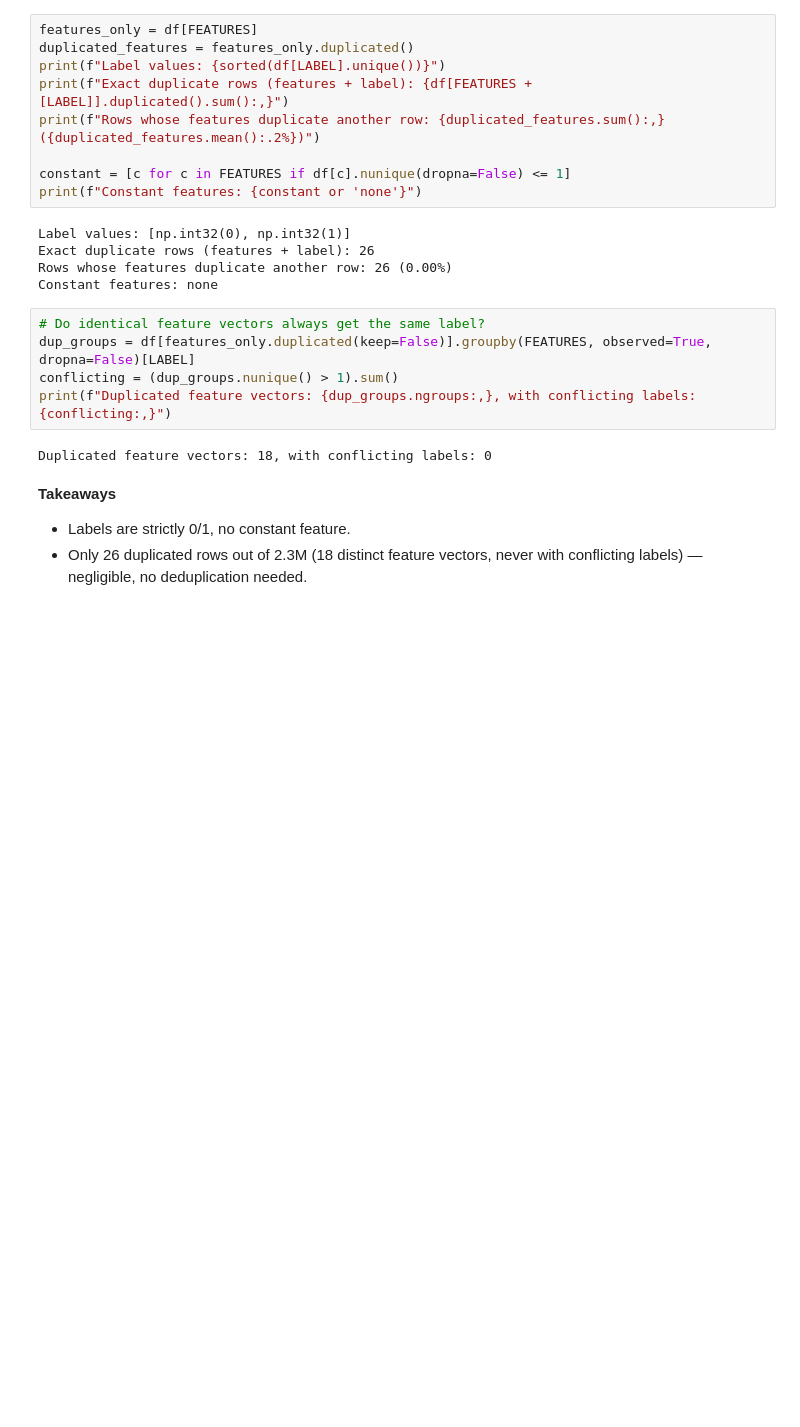
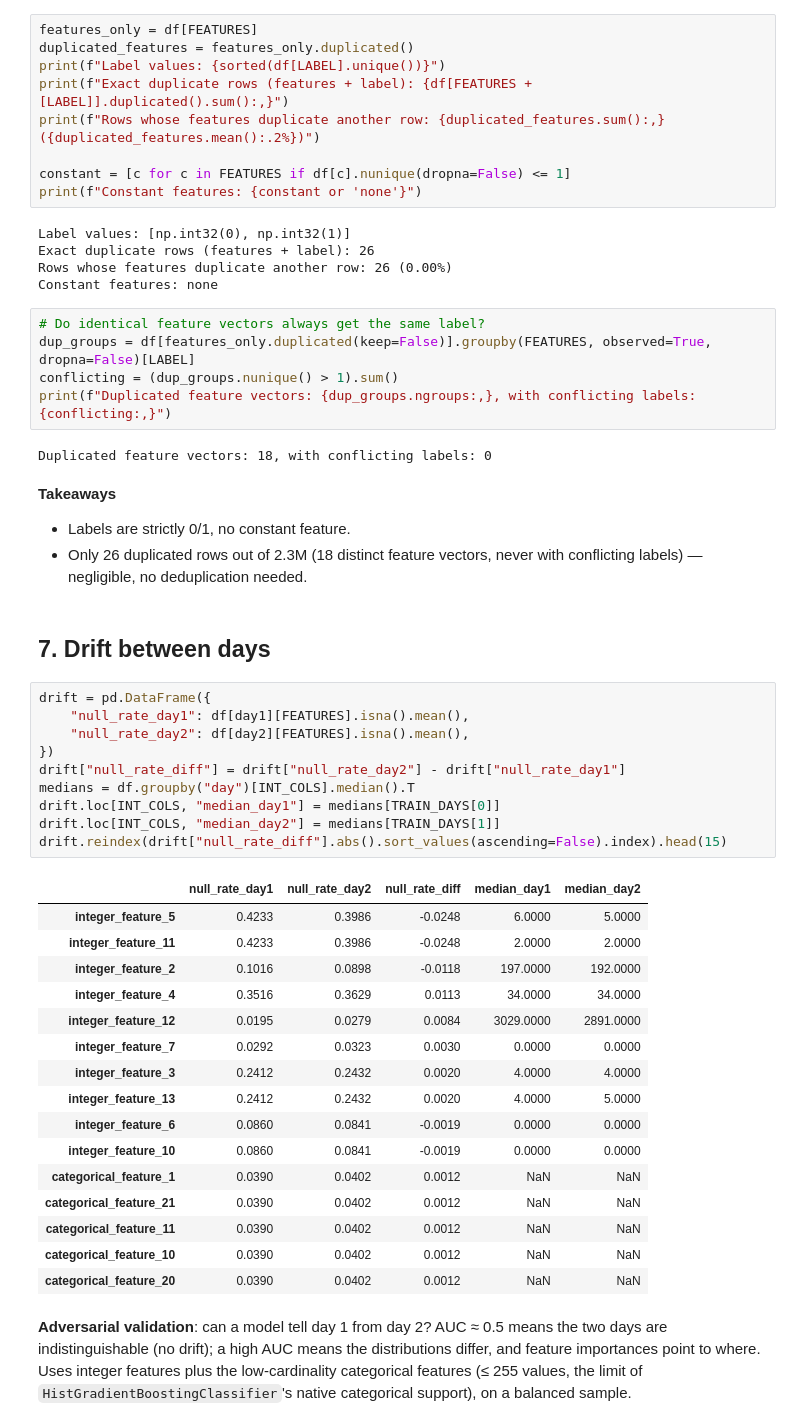
Before and after one commit to Mam-s/ctr_criteo, a Jupyter notebook: notebooks/exploration.ipynb, the cells around one changed output. Saved outputs shown, nothing was run; the diff lists cells and outputs as text; blank space fills up the shorter version.

Commit message:
eda: drift between days and adversarial validation

```diff
--- a/notebooks/exploration.ipynb
+++ b/notebooks/exploration.ipynb
@@ -581,3 +582,35 @@ Duplicated feature vectors: 18, with conflicting labels: 0
 **Takeaways**
 - Labels are strictly 0/1, no constant feature.
 - Only 26 duplicated rows out of 2.3M (18 distinct feature vectors, never with conflicting labels) — negligible, no deduplication needed.
+# %% [markdown]
+## 7. Drift between days
+# %%
+drift = pd.DataFrame({
+    "null_rate_day1": df[day1][FEATURES].isna().mean(),
+    "null_rate_day2": df[day2][FEATURES].isna().mean(),
+})
+drift["null_rate_diff"] = drift["null_rate_day2"] - drift["null_rate_day1"]
+medians = df.groupby("day")[INT_COLS].median().T
+drift.loc[INT_COLS, "median_day1"] = medians[TRAIN_DAYS[0]]
+drift.loc[INT_COLS, "median_day2"] = medians[TRAIN_DAYS[1]]
+drift.reindex(drift["null_rate_diff"].abs().sort_values(ascending=False).index).head(15)
+# %% [output]
+|  | null_rate_day1 | null_rate_day2 | null_rate_diff | median_day1 | median_day2 |
+| integer_feature_5 | 0.4233 | 0.3986 | -0.0248 | 6.0000 | 5.0000 |
+| integer_feature_11 | 0.4233 | 0.3986 | -0.0248 | 2.0000 | 2.0000 |
+| integer_feature_2 | 0.1016 | 0.0898 | -0.0118 | 197.0000 | 192.0000 |
+| integer_feature_4 | 0.3516 | 0.3629 | 0.0113 | 34.0000 | 34.0000 |
+| integer_feature_12 | 0.0195 | 0.0279 | 0.0084 | 3029.0000 | 2891.0000 |
+| integer_feature_7 | 0.0292 | 0.0323 | 0.0030 | 0.0000 | 0.0000 |
+| integer_feature_3 | 0.2412 | 0.2432 | 0.0020 | 4.0000 | 4.0000 |
+| integer_feature_13 | 0.2412 | 0.2432 | 0.0020 | 4.0000 | 5.0000 |
+| integer_feature_6 | 0.0860 | 0.0841 | -0.0019 | 0.0000 | 0.0000 |
+| integer_feature_10 | 0.0860 | 0.0841 | -0.0019 | 0.0000 | 0.0000 |
+| categorical_feature_1 | 0.0390 | 0.0402 | 0.0012 | NaN | NaN |
+| categorical_feature_21 | 0.0390 | 0.0402 | 0.0012 | NaN | NaN |
+| categorical_feature_11 | 0.0390 | 0.0402 | 0.0012 | NaN | NaN |
+| categorical_feature_10 | 0.0390 | 0.0402 | 0.0012 | NaN | NaN |
+| categorical_feature_20 | 0.0390 | 0.0402 | 0.0012 | NaN | NaN |
+# %% [markdown]
+**Adversarial validation**: can a model tell day 1 from day 2? AUC ≈ 0.5 means the two days are indistinguishable (no drift); a high AUC means the distributions differ, and feature importances point to where.
+Uses integer features plus the low-cardinality categorical features (≤ 255 values, the limit of `HistGradientBoostingClassifier`'s native categorical support), on a balanced sample.
```
Also changed, not shown: parts of 4 cells of this notebook.
